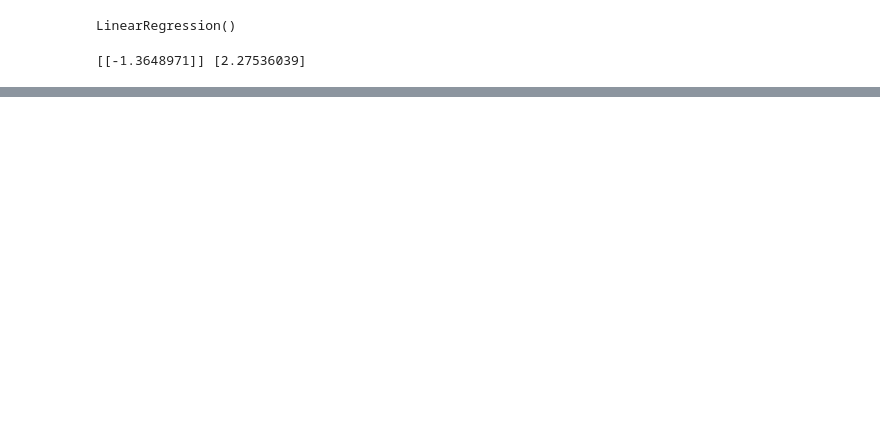
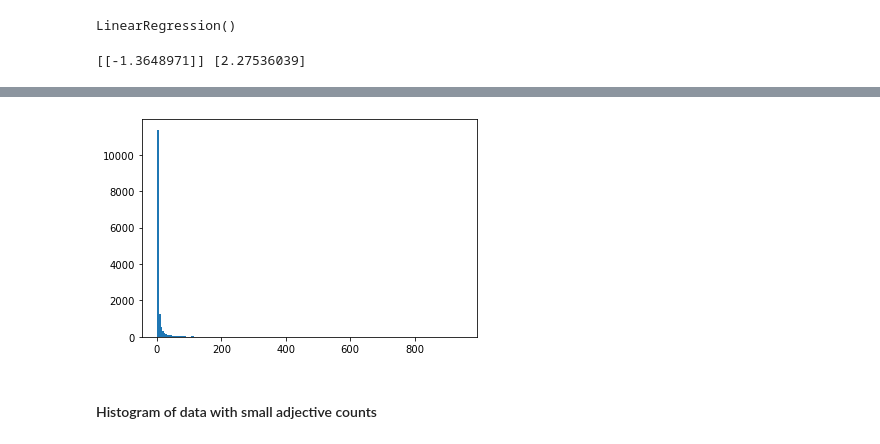
Before and after one commit to birgitsormus/noun-adj-classification, a Jupyter notebook: data exploration.ipynb, the cells around one changed output, grey strips where cells are left out. Cells and saved outputs as stored; diff of their text form; code cells hidden in the pictures; blank space fills up the shorter version.

```diff
--- a/data exploration.ipynb
+++ b/data exploration.ipynb
@@ -210,0 +948,7 @@ fig
+# %%
+plt.hist([p[1] for p in adj_counts_per_noun], range(1, 951, 5))
+plt.show()
+# %% [output]
+[figure, added]
+# %% [markdown]
+#### Histogram of data with small adjective counts
```
Also changed, not shown: parts of 96 cells of this notebook.
